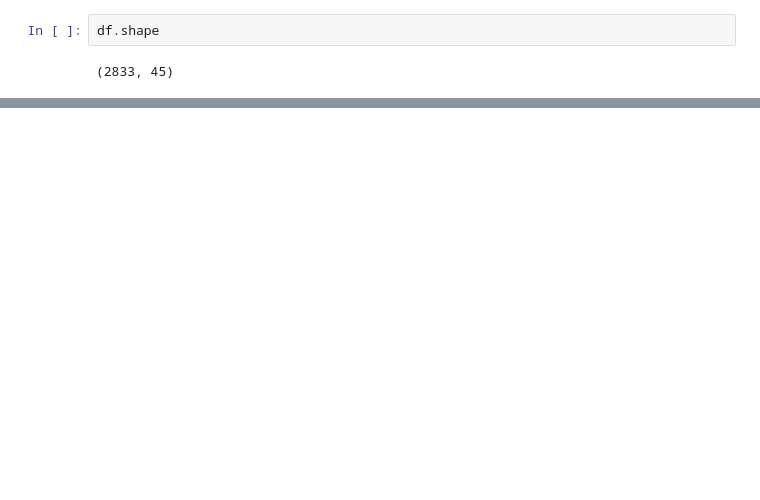
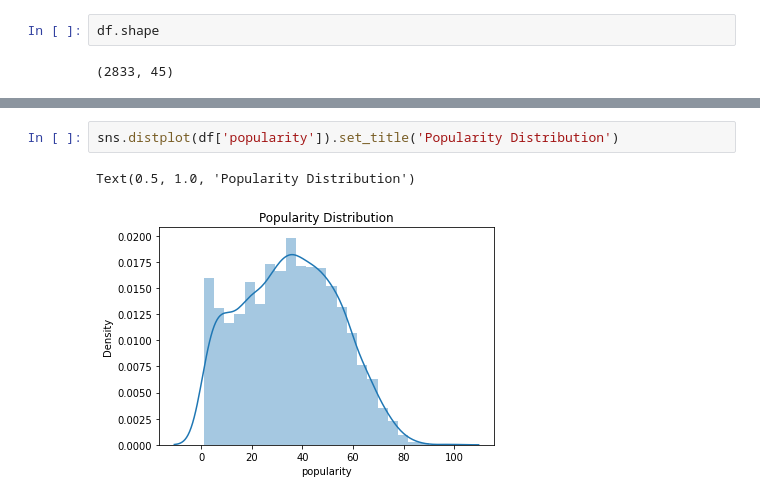
Before and after one commit to thomassi98/TheMachinesLearning, a Jupyter notebook: task_a/master_book.ipynb, the cells around one changed output, grey strips where cells are left out. Drawn from its saved outputs; the diff is of its cells as text; blank space fills up the shorter version.

```diff
--- a/task_a/master_book.ipynb
+++ b/task_a/master_book.ipynb
@@ -84,0 +143,5 @@ plt.show()
+# %%
+sns.distplot(df['popularity']).set_title('Popularity Distribution')
+# %% [output]
+Text(0.5, 1.0, 'Popularity Distribution')
+[figure, added]
```
Also changed, not shown: parts of 28 cells of this notebook, 2 other files.
